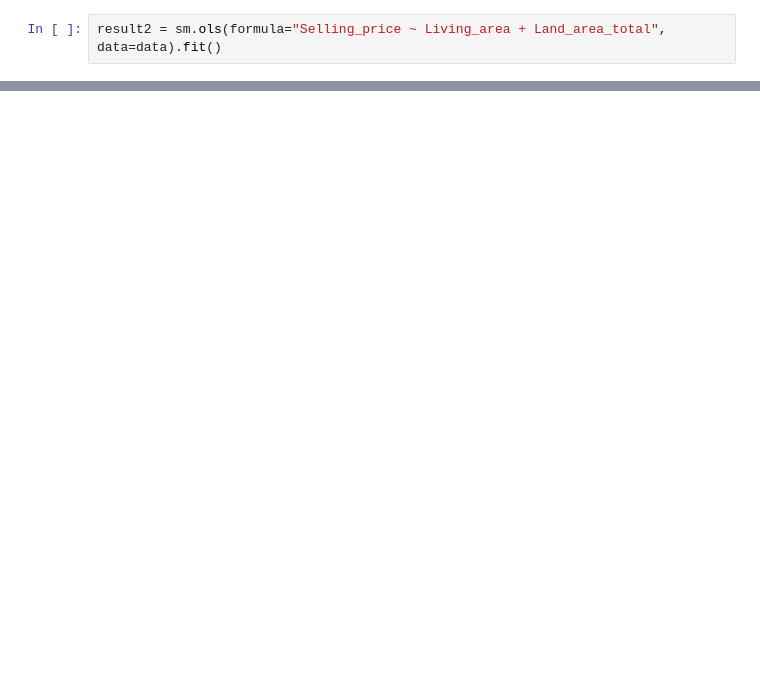
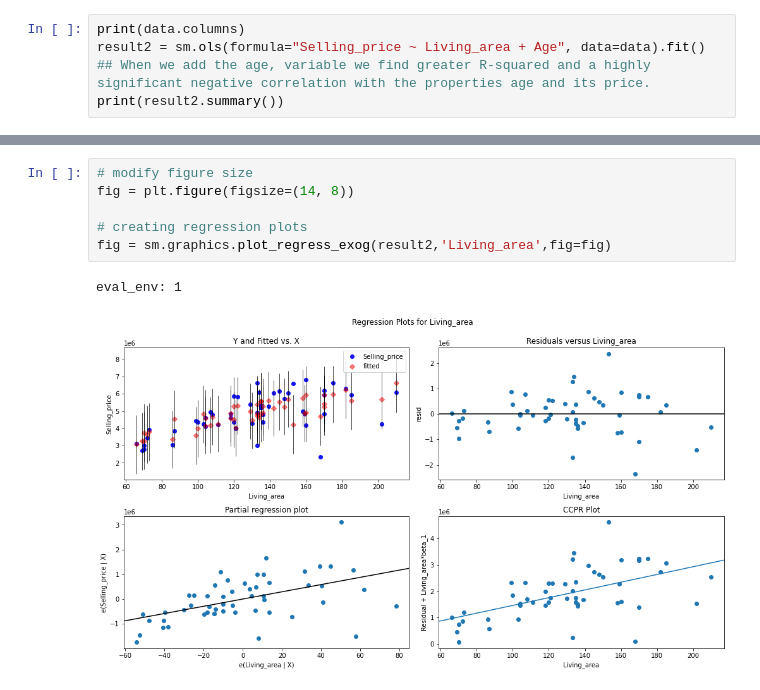
Before and after one commit to JohanBirger/DAT405, a Jupyter notebook: Assignment2.ipynb, the cells around one changed output, grey strips where cells are left out. Saved outputs shown, nothing was run; the diff lists cells and outputs as text; blank space fills up the shorter version.

```diff
--- a/Assignment2.ipynb
+++ b/Assignment2.ipynb
@@ -129,2 +128,5 @@ dtype: float64
 # %%
-result2 = sm.ols(formula="Selling_price ~ Living_area + Land_area_total", data=data).fit()
+print(data.columns)
+result2 = sm.ols(formula="Selling_price ~ Living_area + Age", data=data).fit()
+## When we add the age, variable we find greater R-squared and a highly significant negative correlation with the properties age and its price.
+print(result2.summary())
@@ -150,0 +198,9 @@ strong multicollinearity or other numerical problems.
+# %%
+# modify figure size
+fig = plt.figure(figsize=(14, 8))
+
+# creating regression plots
+fig = sm.graphics.plot_regress_exog(result2,'Living_area',fig=fig)
+# %% [output]
+eval_env: 1
+[figure, added]
```
Also changed, not shown: parts of 22 cells of this notebook, 1 other file.
